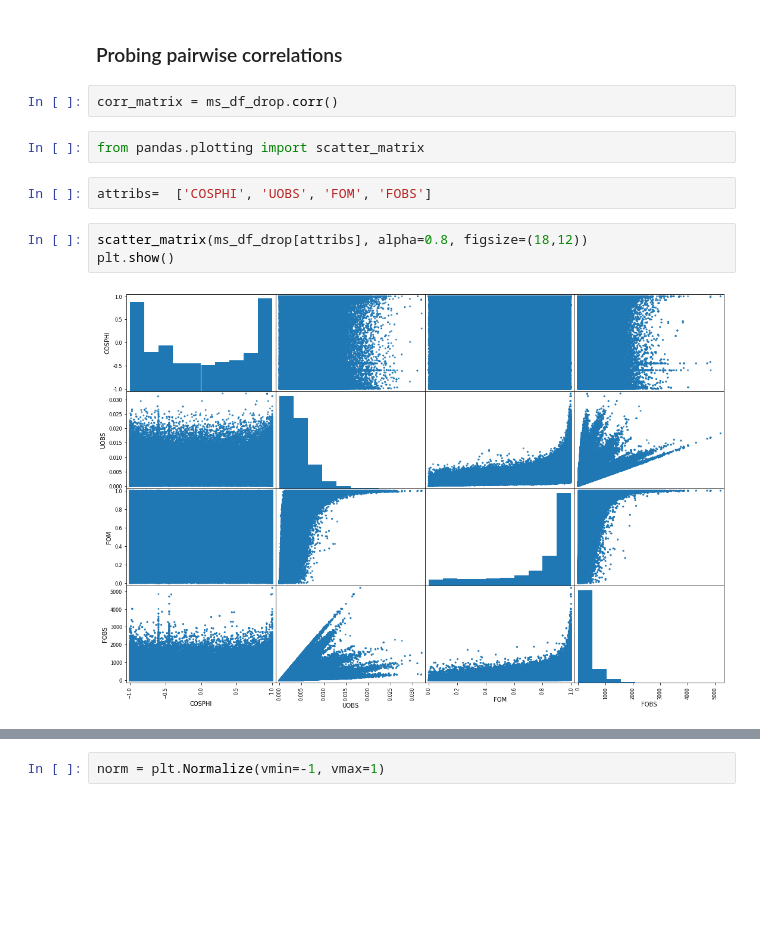
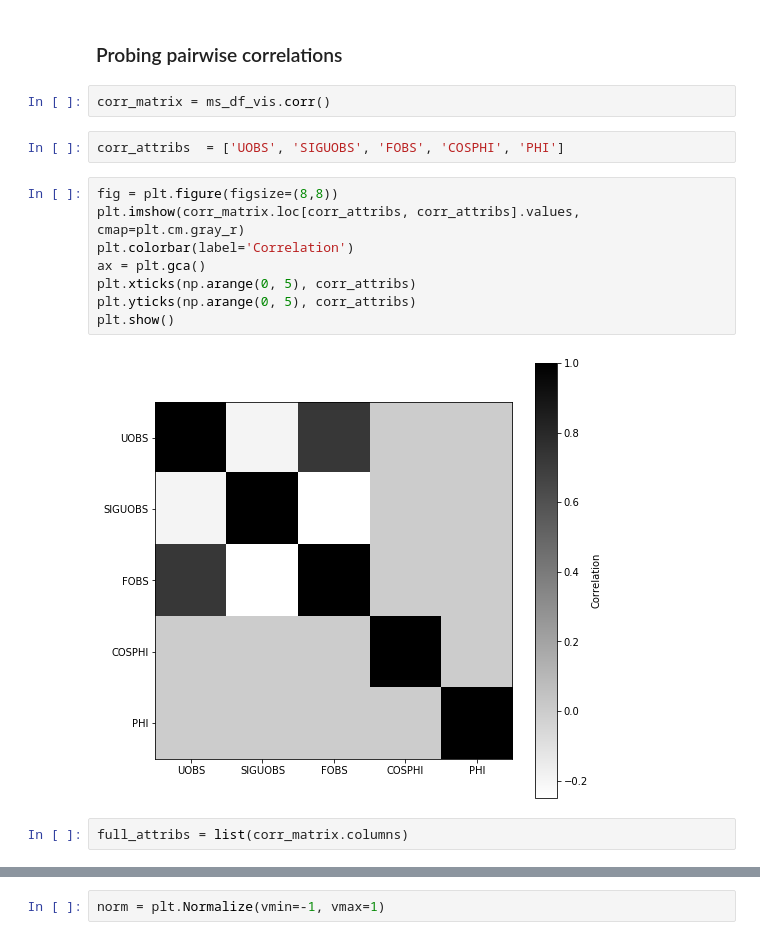
Before and after one commit to mpotto/cp, a Jupyter notebook: dev/base.ipynb, the cells around one changed output, grey strips where cells are left out. Cells and saved outputs as stored; diff of their text form; blank space fills up the shorter version.

```diff
--- a/dev/base.ipynb
+++ b/dev/base.ipynb
@@ -125,13 +142,18 @@ plt.show()
 # %% [markdown]
 ### Probing pairwise correlations
 # %%
-corr_matrix = ms_df_drop.corr()
+corr_matrix = ms_df_vis.corr()
-# %%
-from pandas.plotting import scatter_matrix
-# %%
-attribs=  ['COSPHI', 'UOBS', 'FOM', 'FOBS']
-# %%
-scatter_matrix(ms_df_drop[attribs], alpha=0.8, figsize=(18,12))
-plt.show()
-# %% [output]
-[figure, removed]
+# %%
+corr_attribs  = ['UOBS', 'SIGUOBS', 'FOBS', 'COSPHI', 'PHI']
+# %%
+fig = plt.figure(figsize=(8,8))
+plt.imshow(corr_matrix.loc[corr_attribs, corr_attribs].values, cmap=plt.cm.gray_r)
+plt.colorbar(label='Correlation')
+ax = plt.gca()
+plt.xticks(np.arange(0, 5), corr_attribs)
+plt.yticks(np.arange(0, 5), corr_attribs)
+plt.show()
+# %% [output]
+[figure, added]
+# %%
+full_attribs = list(corr_matrix.columns)
```
Also changed, not shown: parts of 169 cells of this notebook, 1 other file.
